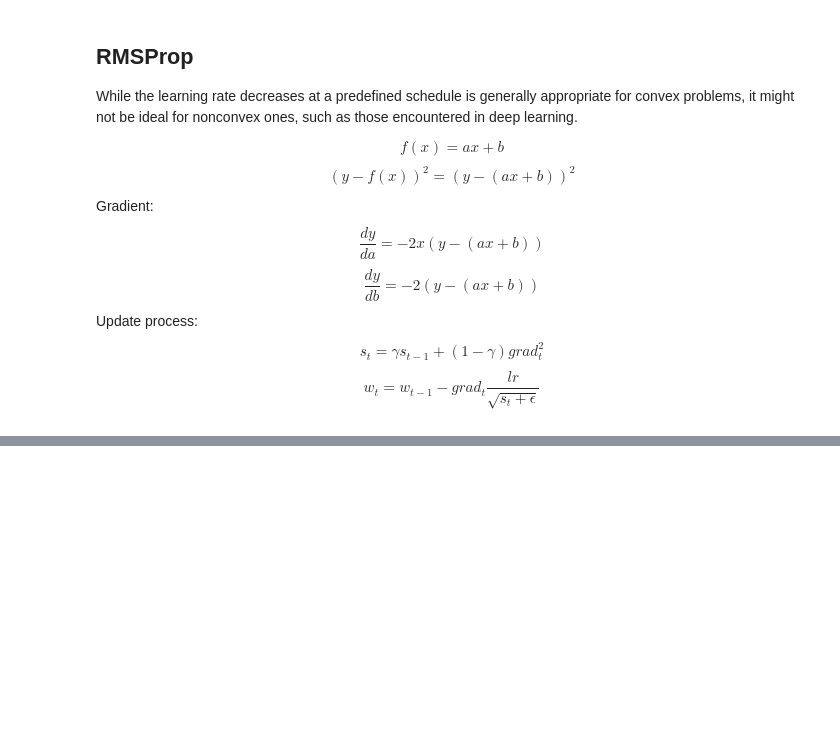
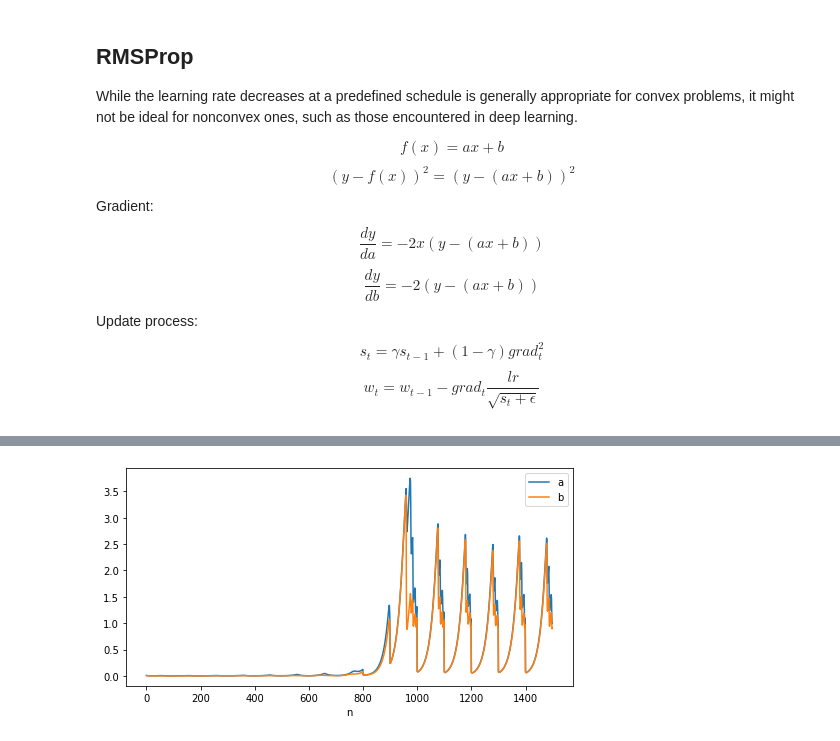
Before and after one commit to MJeremy2017/machine-learning-models, a Jupyter notebook: Optimisation/gradient-descent.ipynb, the cells around one changed output, grey strips where cells are left out. Cells and saved outputs as stored; diff of their text form; code cells hidden in the pictures; blank space fills up the shorter version.

```diff
--- a/Optimisation/gradient-descent.ipynb
+++ b/Optimisation/gradient-descent.ipynb
@@ -291,0 +357,4 @@ $$ w_{t} = w_{t-1} - grad_{t}\frac{lr}{\sqrt{s_{t} + \epsilon}}$$
+# %%
+plot_gd(a_lr_list, b_lr_list, label="n")
+# %% [output]
+[figure, added]
```
Also changed, not shown: parts of 8 cells of this notebook.
